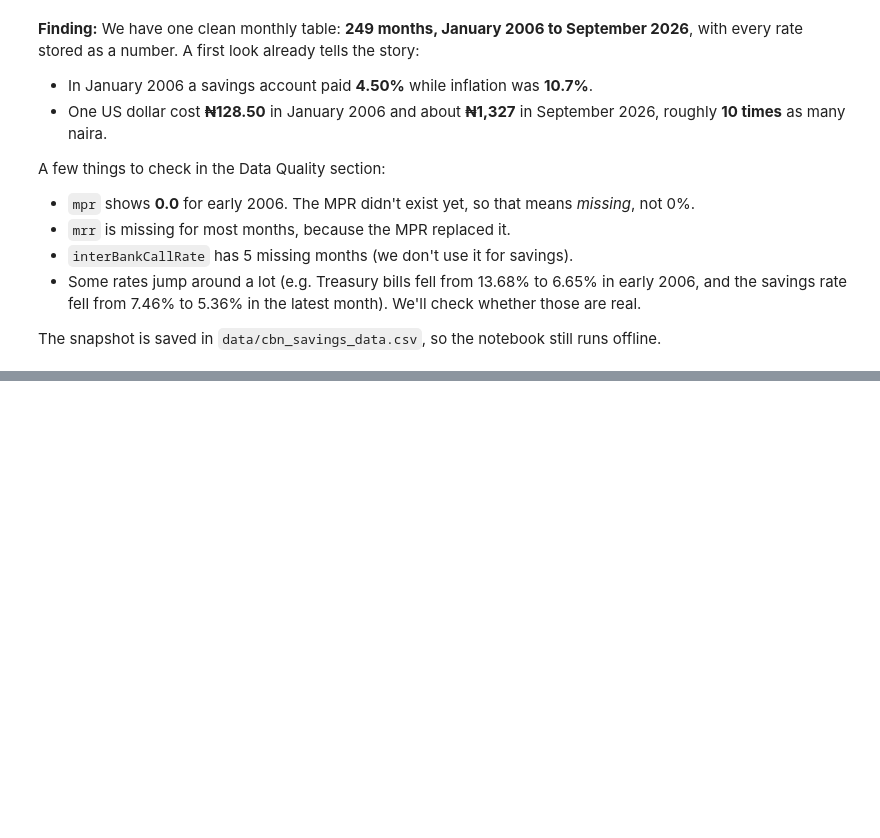
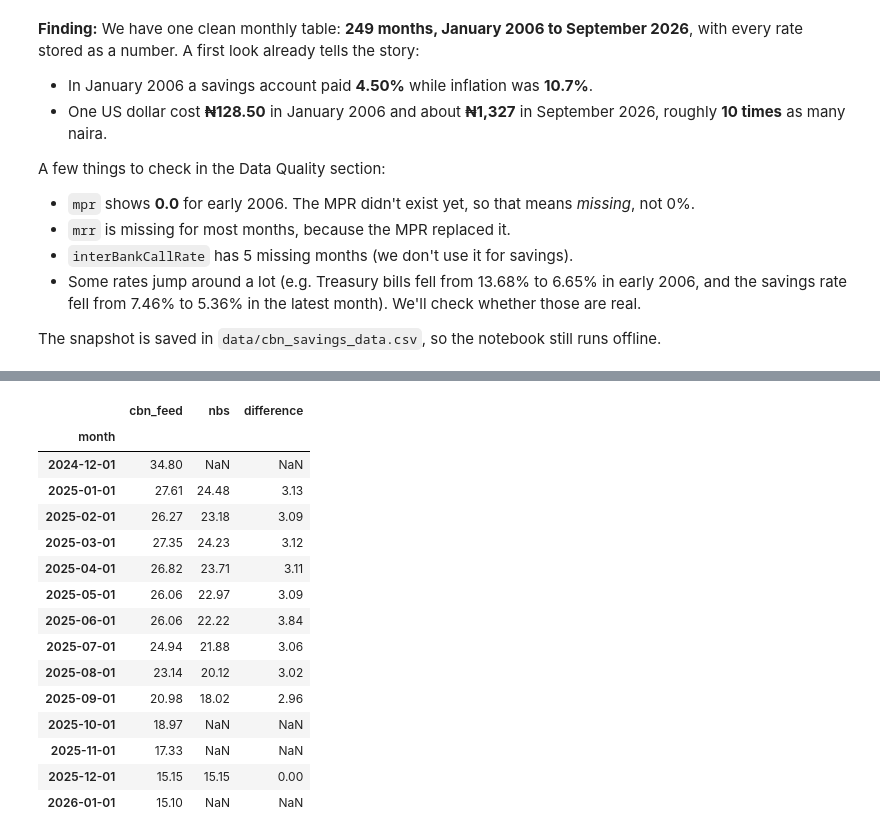
Before and after one commit to Freedom15dev/nigeria-savings-vs-inflation, a Jupyter notebook: savings_vs_inflation.ipynb, the cells around one changed output, grey strips where cells are left out. Saved outputs shown, nothing was run; the diff lists cells and outputs as text; code cells hidden in the pictures; blank space fills up the shorter version.

```diff
--- a/savings_vs_inflation.ipynb
+++ b/savings_vs_inflation.ipynb
@@ -208,0 +417,42 @@ The snapshot is saved in `data/cbn_savings_data.csv`, so the notebook still runs
+# %%
+# Headline inflation as published by the National Bureau of Statistics (NBS),
+# taken from news reports of each monthly NBS release
+NBS_INFLATION_2025 = {
+    "2025-01-01": 24.48,
+    "2025-02-01": 23.18,
+    "2025-03-01": 24.23,
+    "2025-04-01": 23.71,
+    "2025-05-01": 22.97,
+    "2025-06-01": 22.22,
+    "2025-07-01": 21.88,
+    "2025-08-01": 20.12,
+    "2025-09-01": 18.02,
+    "2025-10-01": 16.05,
+    "2025-11-01": 14.45,
+    "2025-12-01": 15.15,
+}
+
+nbs = pd.Series(NBS_INFLATION_2025, name="nbs")
+nbs.index = pd.to_datetime(nbs.index)
+
+compare = by_month.loc["2024-12-01":"2026-01-01", ["inflation"]].rename(columns={"inflation": "cbn_feed"})
+compare = compare.join(nbs)
+compare["difference"] = (compare["cbn_feed"] - compare["nbs"]).round(2)
+compare
+# %% [output]
+|  | cbn_feed | nbs | difference |
+| month |  |  |  |
+| 2024-12-01 | 34.80 | NaN | NaN |
+| 2025-01-01 | 27.61 | 24.48 | 3.13 |
+| 2025-02-01 | 26.27 | 23.18 | 3.09 |
+| 2025-03-01 | 27.35 | 24.23 | 3.12 |
+| 2025-04-01 | 26.82 | 23.71 | 3.11 |
+| 2025-05-01 | 26.06 | 22.97 | 3.09 |
+| 2025-06-01 | 26.06 | 22.22 | 3.84 |
+| 2025-07-01 | 24.94 | 21.88 | 3.06 |
+| 2025-08-01 | 23.14 | 20.12 | 3.02 |
+| 2025-09-01 | 20.98 | 18.02 | 2.96 |
+| 2025-10-01 | 18.97 | NaN | NaN |
+| 2025-11-01 | 17.33 | NaN | NaN |
+| 2025-12-01 | 15.15 | 15.15 | 0.00 |
+| 2026-01-01 | 15.10 | NaN | NaN |
```
Also changed, not shown: parts of 22 cells of this notebook.
